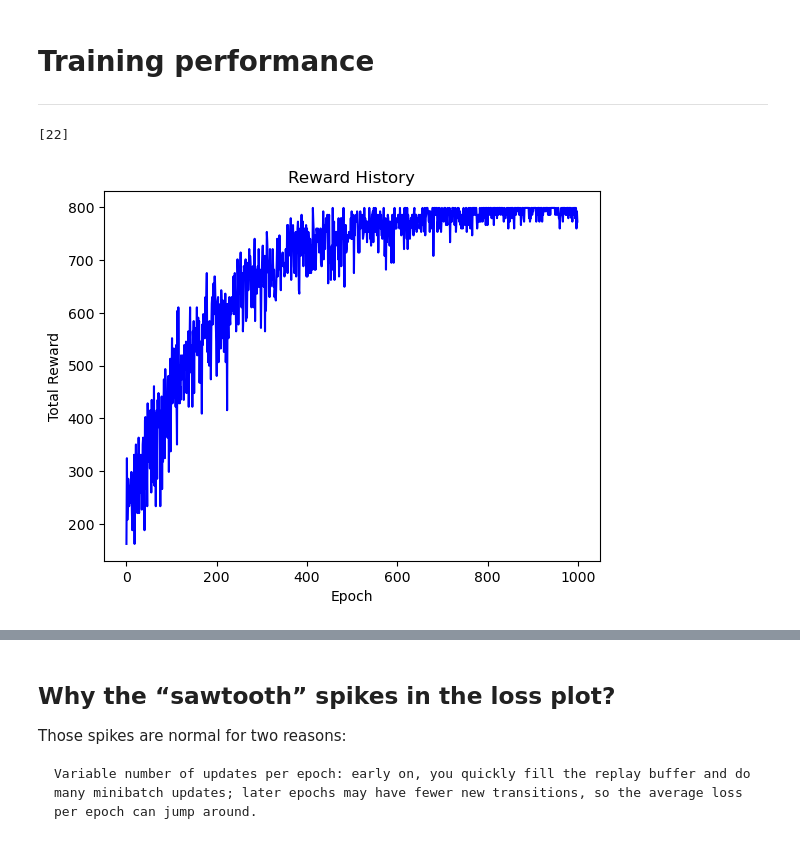
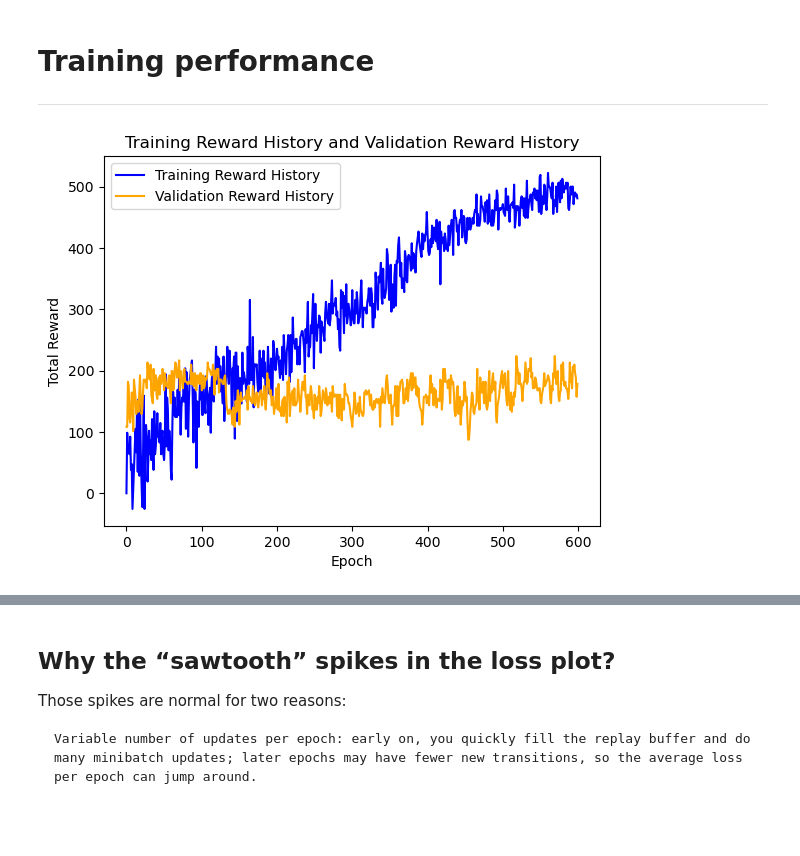
Before and after one commit to alexandrosdp/PairsTrading, a Jupyter notebook: deep_q_learning.ipynb, the cells around one changed output, grey strips where cells are left out. Saved outputs shown, nothing was run; the diff lists cells and outputs as text; code cells hidden in the pictures.

Commit message:
Deep Q learning 4 (experimenting with validation set)

```diff
--- a/deep_q_learning.ipynb
+++ b/deep_q_learning.ipynb
@@ -55,0 +60,34 @@ Computing spread series and beta series...
+# %%
+
+#prices_val = prices.loc['2024-05-01 00:00:00':'2024-05-31 23:55:00'] #May val data
+prices_val = prices.loc['2024-02-01 00:00:00':'2024-02-29 23:55:00'] #May val data
+
+
+#Only use the first month of prices for now
+# start_date = pd.to_datetime('2024-01-01 00:00:00')
+# end_date = pd.to_datetime('2024-01-31 23:55:00')
+
+#prices = prices.loc[start_date:end_date] # 2880 rows = 1 month of 5-minute data
+
+#Params for spread calculation
+window_size = 288 # It seems like as this increases, the percent absolute delta beta error decreases!
+
+# Load your precomputed z-score spreads and raw prices as NumPy arrays
+sym1_val, sym2_val = prices_val.columns
+S1_val = prices_val[sym1_val]
+S2_val = prices_val[sym2_val]
+
+print("Computing spread series and beta series...")
+# Compute the spread series and beta_series
+spread_series_val, beta_series_val, alpha_series_val = compute_spread_series(S1_val, S2_val, window_size)
+#print(f"Hedge ratio (beta) for {sym1} ~ {sym2}: {beta:.4f}")
+
+# Compute rolling z-score using the provided helper function.
+zscore_series_val, rolling_mean_val, rolling_std_val = compute_rolling_zscore(spread_series_val, window_size)
+
+#Drop NaN values from zscore_series
+zscore_series_val = zscore_series_val.dropna()
+
+#Esnure prices and beta_series are aligned with zscore_series after dropping NaN values in the zscore_series
+prices_val = prices_val.loc[zscore_series_val.index]
+beta_series_val = beta_series_val.loc[zscore_series_val.index]
@@ -146,27 +207,16 @@ Training DQN agent...
 # %% [markdown]
 # Training performance
 ---
-# %%
-from pandas import Timestamp
-
-def test_func():
-
-    lista = [22]
-
-    return 10,lista
-
-reward,listing = test_func()
-listing
-# %% [output]
-[22]
 # %%
-plt.plot(reward_history, color = 'blue')
-plt.title('Reward History')
+plt.plot(reward_history, color = 'blue', label = 'Training Reward History')
+plt.plot(validation_reward_history, color = 'orange', label = 'Validation Reward History')
+plt.title('Training Reward History and Validation Reward History')
 plt.xlabel('Epoch')
 plt.ylabel('Total Reward')
+plt.legend()
 plt.show()
 # %% [output]
-[figure, old version]
+[figure, new version]
 # %%
 plt.plot(epoch_loss_history, color = 'red')
 plt.title('Epoch Loss History')
```
Also changed, not shown: parts of 26 cells of this notebook, 4 other files.
